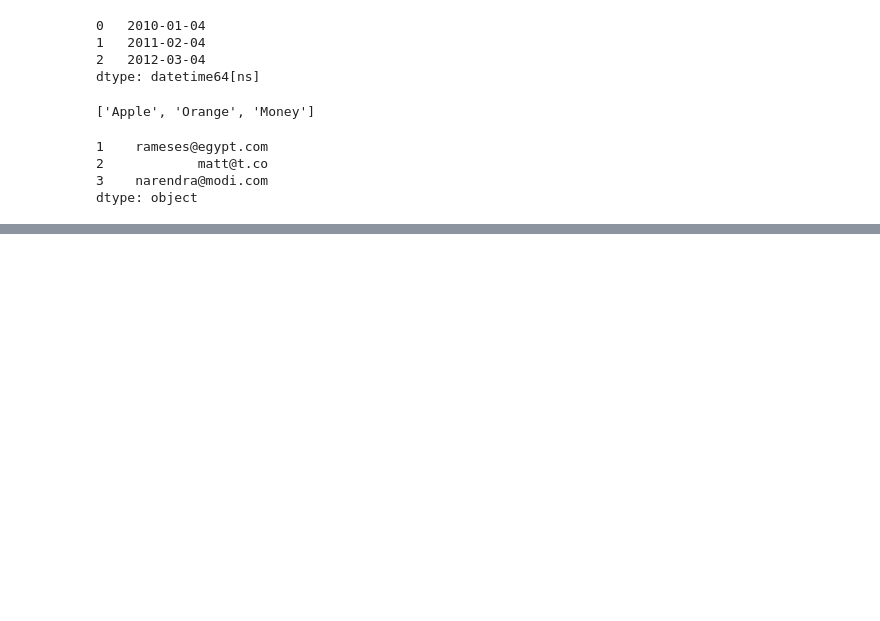
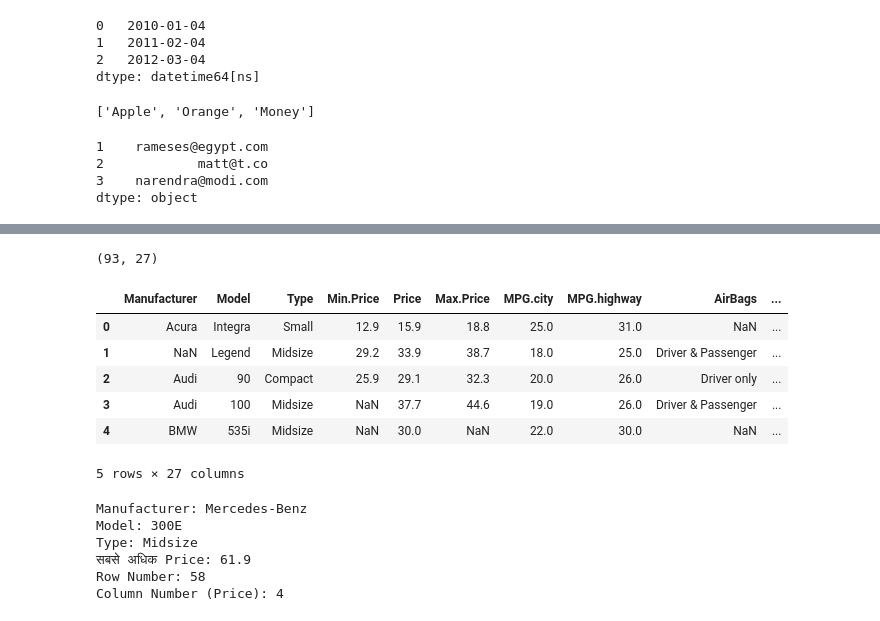
Before and after one commit to GarimaBansal535/Pandas, a Jupyter notebook: 1o1pandas.ipynb, the cells around one changed output, grey strips where cells are left out. Saved outputs shown, nothing was run; the diff lists cells and outputs as text; code cells hidden in the pictures; blank space fills up the shorter version.

```diff
--- a/1o1pandas.ipynb
+++ b/1o1pandas.ipynb
@@ -412,0 +554,46 @@ dtype: object
+# %%
+'''38. How to extract the row and column number of a particular cell with given criterion?
+Difficulty Level: L1
+
+Which manufacturer, model and type has the highest Price? What is the row and column number of the cell with the highest Price value?'''
+
+df = pd.read_csv('https://raw.githubusercontent.com/selva86/datasets/master/Cars93_miss.csv')
+df.shape
+# %% [output]
+(93, 27)
+# %%
+df.head()
+# %% [output]
+|  | Manufacturer | Model | Type | Min.Price | Price | Max.Price | MPG.city | MPG.highway | AirBags | ... |
+| 0 | Acura | Integra | Small | 12.9 | 15.9 | 18.8 | 25.0 | 31.0 | NaN | ... |
+| 1 | NaN | Legend | Midsize | 29.2 | 33.9 | 38.7 | 18.0 | 25.0 | Driver & Passenger | ... |
+| 2 | Audi | 90 | Compact | 25.9 | 29.1 | 32.3 | 20.0 | 26.0 | Driver only | ... |
+| 3 | Audi | 100 | Midsize | NaN | 37.7 | 44.6 | 19.0 | 26.0 | Driver & Passenger | ... |
+| 4 | BMW | 535i | Midsize | NaN | 30.0 | NaN | 22.0 | 30.0 | NaN | ... |
+5 rows × 27 columns
+# %%
+max_price_idx=df['Price'].idxmax()
+
+car_info=df.loc[max_price_idx,['Manufacturer','Model','Type']]
+
+price_value=df.loc[max_price_idx,'Price']
+
+price_value
+
+price_col_index=df.columns.get_loc('Price')
+
+price_col_index
+
+print("Manufacturer:", car_info['Manufacturer'])
+print("Model:", car_info['Model'])
+print("Type:", car_info['Type'])
+print("सबसे अधिक Price:", price_value)
+print("Row Number:", max_price_idx)
+print("Column Number (Price):", price_col_index)
+# %% [output]
+Manufacturer: Mercedes-Benz
+Model: 300E
+Type: Midsize
+सबसे अधिक Price: 61.9
+Row Number: 58
+Column Number (Price): 4
```
Also changed, not shown: parts of 21 cells of this notebook, 18 other files.
